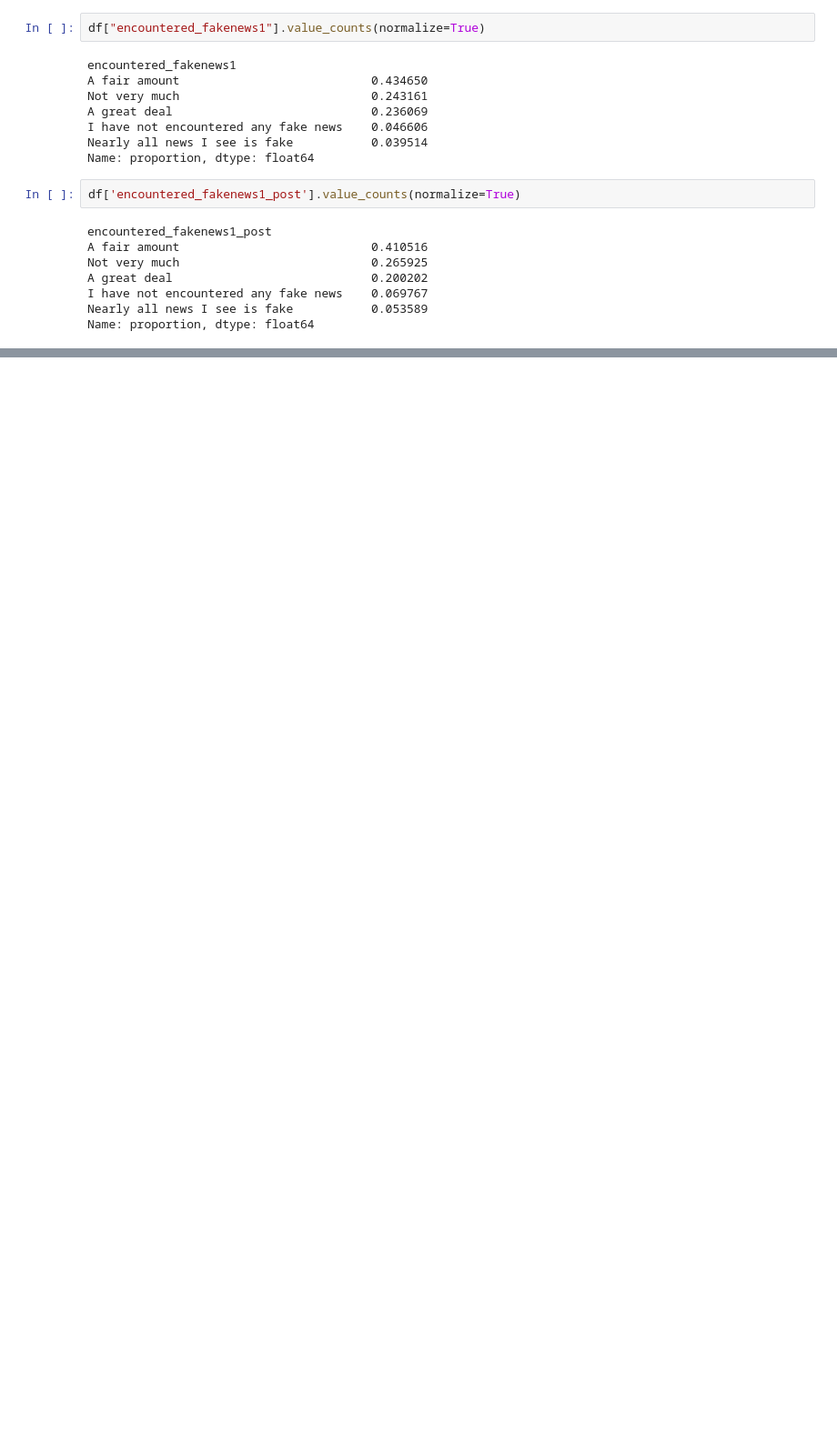
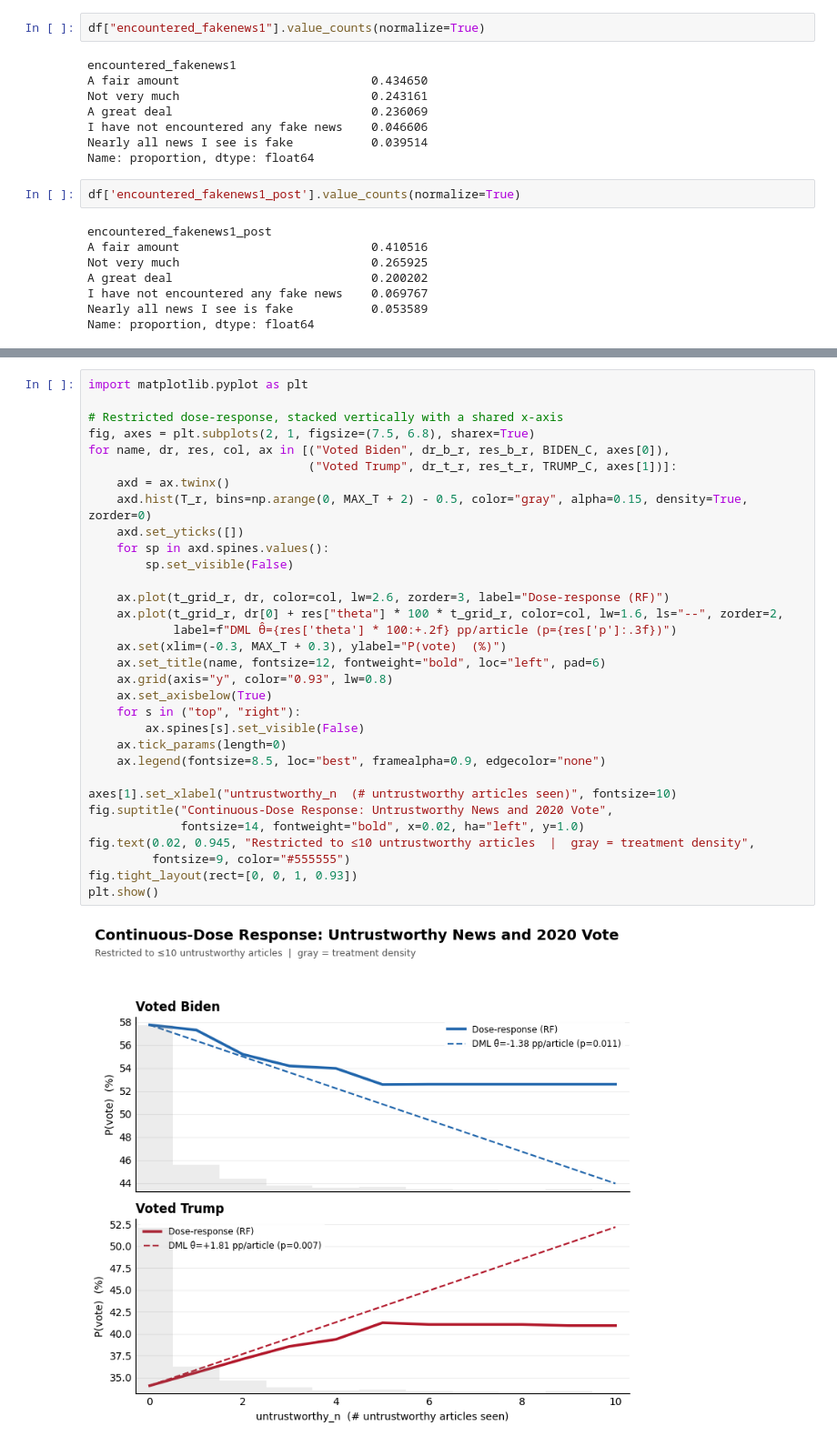
Before and after one commit to rickyrojas311/untrustworthy_news_effects, a Jupyter notebook: ricky_exploration.ipynb, the cells around one changed output, grey strips where cells are left out. Shown at 91% size. Cells and saved outputs as stored; diff of their text form; blank space fills up the shorter version.

```diff
--- a/ricky_exploration.ipynb
+++ b/ricky_exploration.ipynb
@@ -1432,0 +637,34 @@ Fitting dose-response models on (T, X)... done.
+# %%
+import matplotlib.pyplot as plt
+
+# Restricted dose-response, stacked vertically with a shared x-axis
+fig, axes = plt.subplots(2, 1, figsize=(7.5, 6.8), sharex=True)
+for name, dr, res, col, ax in [("Voted Biden", dr_b_r, res_b_r, BIDEN_C, axes[0]),
+                               ("Voted Trump", dr_t_r, res_t_r, TRUMP_C, axes[1])]:
+    axd = ax.twinx()
+    axd.hist(T_r, bins=np.arange(0, MAX_T + 2) - 0.5, color="gray", alpha=0.15, density=True, zorder=0)
+    axd.set_yticks([])
+    for sp in axd.spines.values():
+        sp.set_visible(False)
+
+    ax.plot(t_grid_r, dr, color=col, lw=2.6, zorder=3, label="Dose-response (RF)")
+    ax.plot(t_grid_r, dr[0] + res["theta"] * 100 * t_grid_r, color=col, lw=1.6, ls="--", zorder=2,
+            label=f"DML θ̂={res['theta'] * 100:+.2f} pp/article (p={res['p']:.3f})")
+    ax.set(xlim=(-0.3, MAX_T + 0.3), ylabel="P(vote)  (%)")
+    ax.set_title(name, fontsize=12, fontweight="bold", loc="left", pad=6)
+    ax.grid(axis="y", color="0.93", lw=0.8)
+    ax.set_axisbelow(True)
+    for s in ("top", "right"):
+        ax.spines[s].set_visible(False)
+    ax.tick_params(length=0)
+    ax.legend(fontsize=8.5, loc="best", framealpha=0.9, edgecolor="none")
+
+axes[1].set_xlabel("untrustworthy_n  (# untrustworthy articles seen)", fontsize=10)
+fig.suptitle("Continuous-Dose Response: Untrustworthy News and 2020 Vote",
+             fontsize=14, fontweight="bold", x=0.02, ha="left", y=1.0)
+fig.text(0.02, 0.945, "Restricted to ≤10 untrustworthy articles  |  gray = treatment density",
+         fontsize=9, color="#555555")
+fig.tight_layout(rect=[0, 0, 1, 0.93])
+plt.show()
+# %% [output]
+[figure, added]
```
Also changed, not shown: parts of 12 cells of this notebook, 5 other files.
